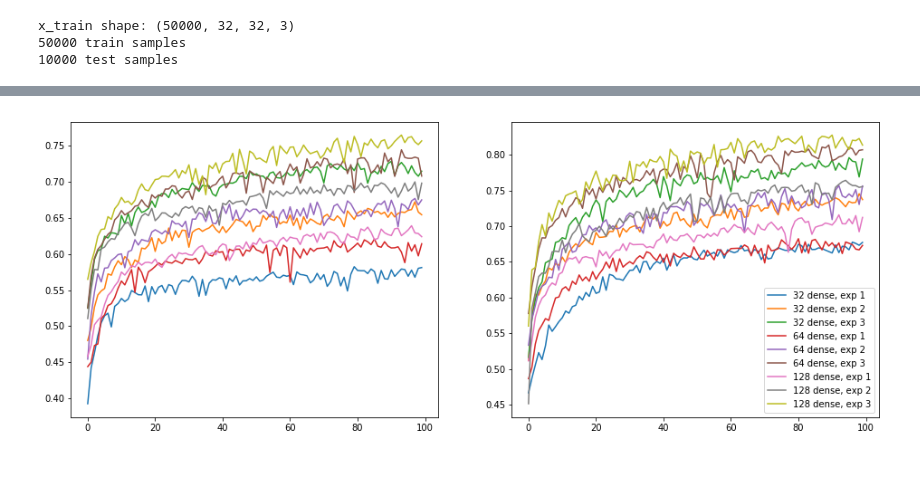
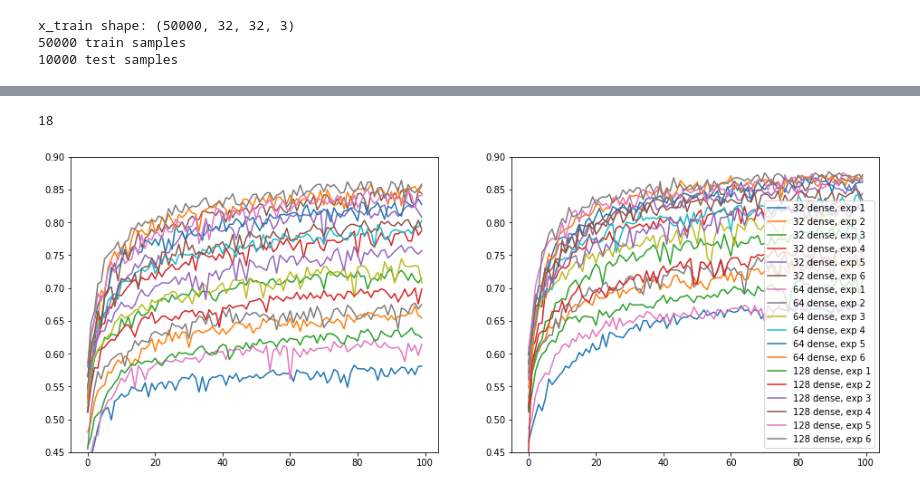
Before and after one commit to AlexStasik/UniquenessOfCNNLearning, a Jupyter notebook: code/cifar5_find_smallest_network.ipynb, the cells around one changed output, grey strips where cells are left out. Cells and saved outputs as stored; diff of their text form; code cells hidden in the pictures.

```diff
--- a/code/cifar5_find_smallest_network.ipynb
+++ b/code/cifar5_find_smallest_network.ipynb
@@ -102,16 +102,11 @@ epochs = 100
 batch_size = 128
 
 n_dense = [32, 64, 128]
-constant_filters = [2, 4, 8]
-exp_filters = [1, 2, 3]
+constant_filters = [160, 160, 160]
+exp_filters = []
 i = 0
 for d in n_dense:
     for f in constant_filters:
-        if i < 5:
-            print('Skipping %d dense %d constant filters'%(d, f))
-            i += 1
-            continue
-
         model = set_up_model(nfilters=[f, f, f], ndense=d)
         history = model.fit_generator(datagen1.flow(x_train_1, y_train_1, batch_size=batch_size),
                                       epochs=epochs,
@@ -124,10 +119,6 @@ for d in n_dense:
             pickle.dump(history.history, f)
 
     for f in exp_filters:
-        if i < 5:
-            print('Skipping %d dense %d exp filters'%(d, f))
-            i += 1
-            continue
         model = set_up_model(nfilters=[2**(f), 2**(f+1), 2**(f+2)], ndense=d)
         history = model.fit_generator(datagen1.flow(x_train_1, y_train_1, batch_size=batch_size),
                                       epochs=epochs,
@@ -141,7 +151,7 @@ for d in n_dense:
 # %%
 n_dense = [32, 64, 128]
-constant_filters = [2, 4, 8]
-exp_filters = [1, 2, 3]
+constant_filters = [2, 4, 8, 16, 32, 64]
+exp_filters = [1, 2, 3, 4, 5, 6]
 
 constant_histories = []
 exp_histories = []
@@ -153,16 +163,23 @@ for i, nd in enumerate(n_dense):
     for j, nf in enumerate(exp_filters):
         with open(os.path.join(savedir, 'history_%d_dense_exp_%d_filters.pkl'%(nd, nf)), 'rb') as f:
             exp_histories.append(((nd, nf), pickle.load(f)))
+# %%
+len(exp_histories)
+# %% [output]
+18
 # %%
 fig, ax = plt.subplots(ncols=2, nrows=1)
 fig.set_size_inches([16, 6])
 for i in range(len(exp_histories)):
     ax[0].plot(constant_histories[i][1]['val_acc'], label='%d dense, %d filters'%constant_histories[i][0])
     ax[1].plot(exp_histories[i][1]['val_acc'], label='%d dense, exp %d'%exp_histories[i][0])
+ax[0].set_ylim(0.45, 0.9)
+ax[1].set_ylim(0.45, 0.9)
+
 plt.legend()
 plt.show()
 # %% [output]
-[figure, old version]
+[figure, new version]
 # %%
 def network_parameters(n_filters, n_dense):
     nchannels = [3] + copy.deepcopy(n_filters)
```
Also changed, not shown: parts of 19 cells of this notebook.
